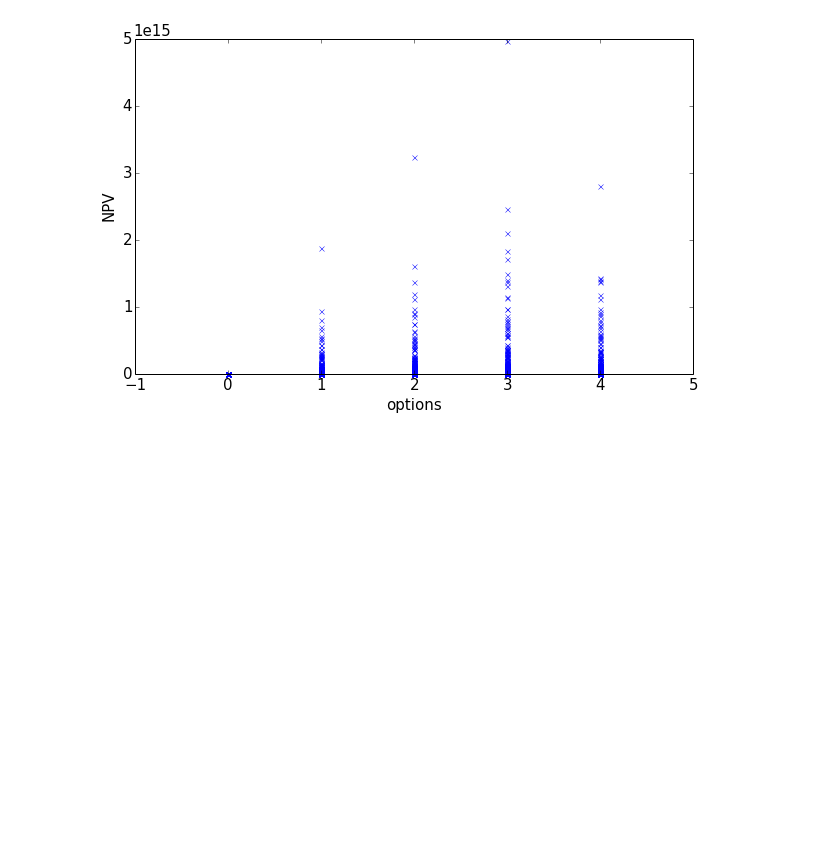
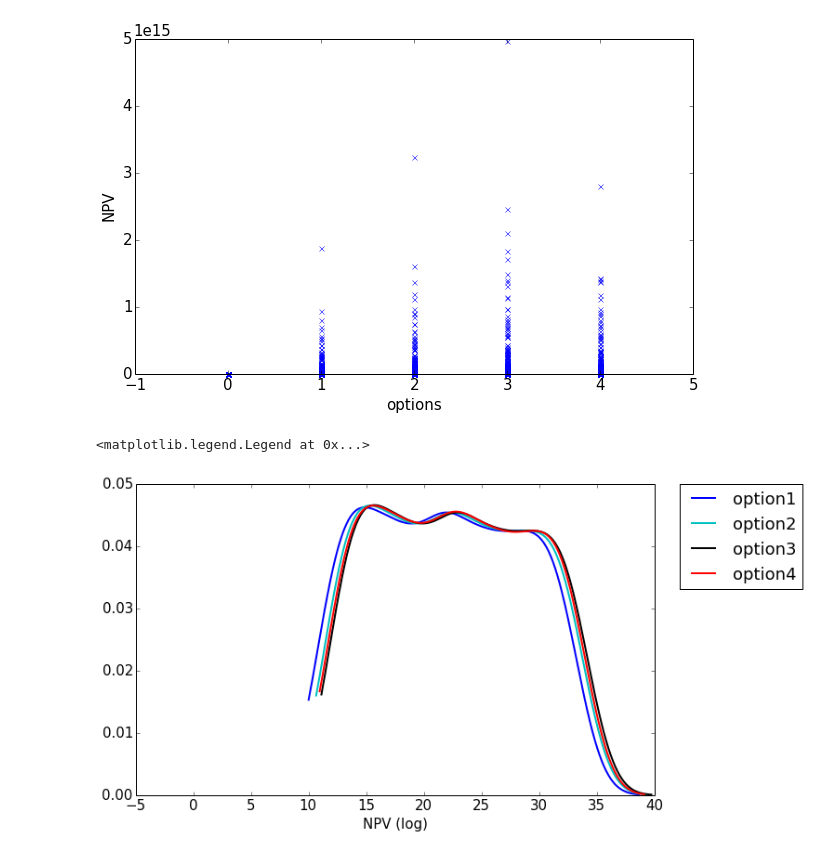
Before and after one commit to julierozenberg/prim, a Jupyter notebook: Daiju example.ipynb, the cells around one changed output. Saved outputs shown, nothing was run; the diff lists cells and outputs as text; code cells hidden in the pictures; blank space fills up the shorter version.

Commit message:
plot

```diff
--- a/Daiju example.ipynb
+++ b/Daiju example.ipynb
@@ -360,3 +360,26 @@ plt.ylabel("NPV")
 # %% [output]
 <matplotlib.text.Text at 0x...>
 [figure]
+# %%
+from scipy.stats import gaussian_kde
+font = {'family' : 'normal',
+        'weight' : 'normal',
+        'size'   : 15}
+plt.rc('font', **font)
+plt.figure(figsize=(10,6))
+for optionchosen in options.columns:
+    if optionchosen!='donothing':
+        subdata=results.ix[results['option']==optionchosen,:]
+        density = gaussian_kde(np.log(subdata['NPV']))
+        xs = np.linspace(min(np.log(subdata['NPV'])),max(np.log(subdata['NPV'])*1.1),num=300)
+        density.covariance_factor = lambda : .25
+        density._compute_covariance()
+        plt.plot(xs,density(xs),linewidth=2,label=optionchosen)
+        plt.plot(-1,0)
+        plt.plot(5,0)
+
+plt.xlabel("NPV (log)")
+plt.legend(bbox_to_anchor=(1.05, 1), loc=2, borderaxespad=0.)
+# %% [output]
+<matplotlib.legend.Legend at 0x...>
+[figure, added]
```
Also changed, not shown: parts of 1 cell of this notebook.
